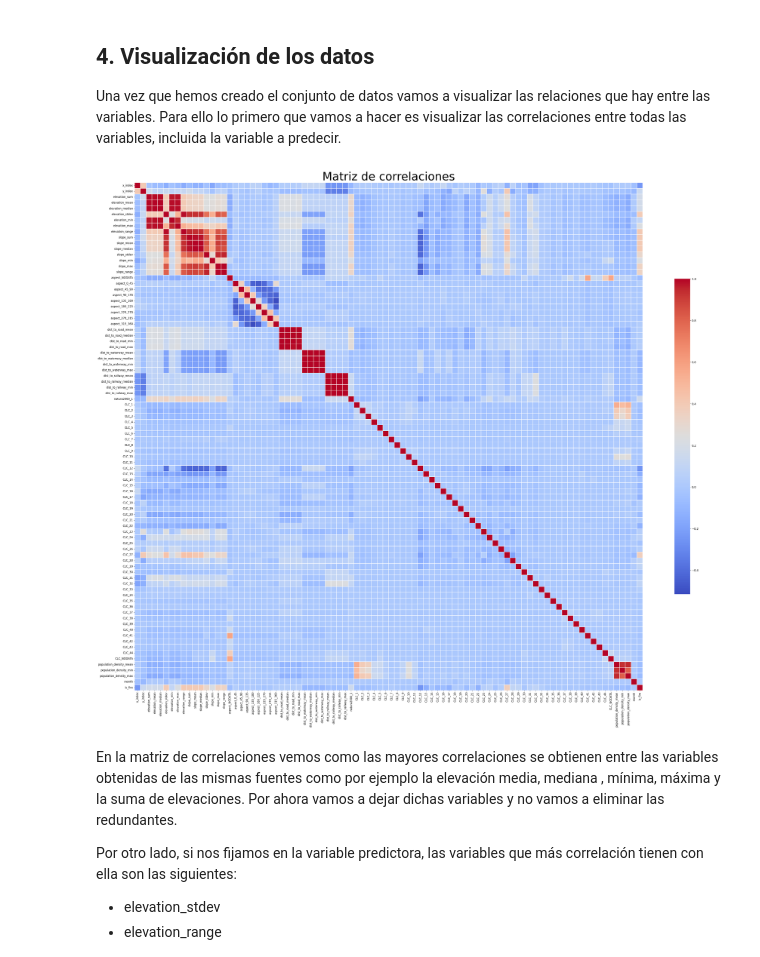
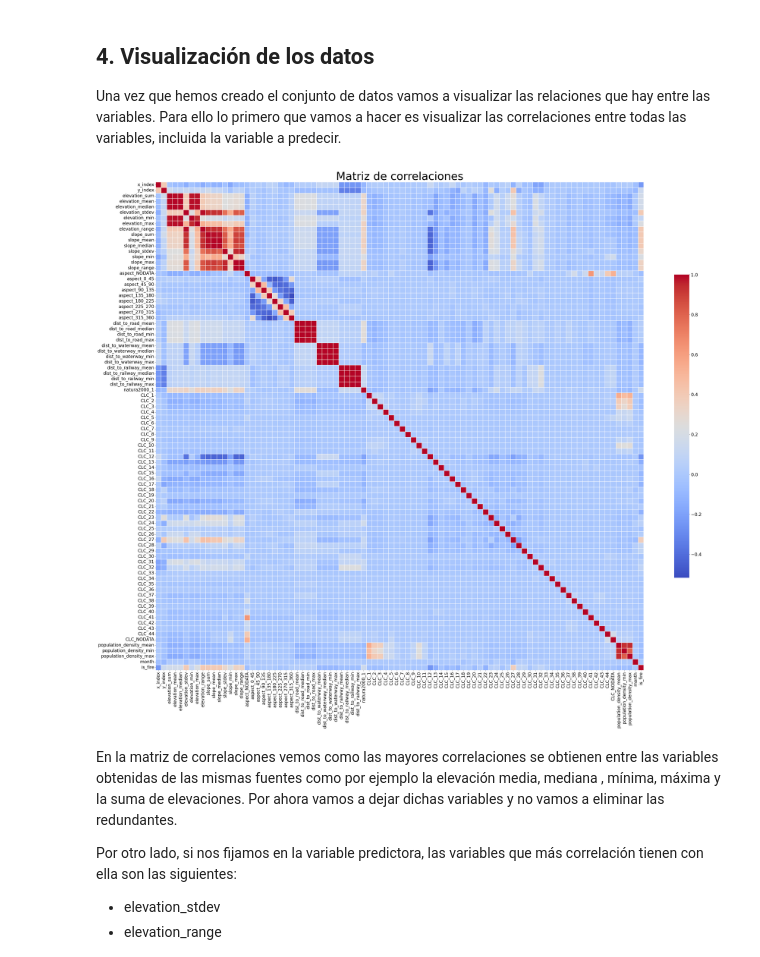
Before and after one commit to JulenErcibengoa/Aprendizaje_Automatico_Avanzado, a Jupyter notebook: src/main.ipynb, the cells around one changed output. Drawn from its saved outputs; the diff is of its cells as text; code cells hidden in the pictures.

```diff
--- a/src/main.ipynb
+++ b/src/main.ipynb
@@ -645,27 +645,27 @@ df = pd.read_csv("../data/FinalDataset/FinalDataset.csv")
 # %%
 import seaborn as sns
 import matplotlib.pyplot as plt
 
 aux = df.drop(columns=['initialdate']) # Delete the non-numeric columns
 correlation_matrix = aux.corr()
 
 # Visualize the correlation matrix
 plt.figure(figsize=(50, 50))
 sns.heatmap(
     correlation_matrix,
     annot=False,
     cmap='coolwarm',
     fmt='.2f',
     cbar=True,
     square=True,
     linewidths=0.1,
     cbar_kws={'shrink': 0.5},
 )
-plt.rc('font', size=20)
 plt.title('Matriz de correlaciones', fontsize=50)
+plt.rc('font', size=10)
 plt.show()
 # %% [output]
-[figure, old version]
+[figure, new version]
 # %% [markdown]
 En la matriz de correlaciones vemos como las mayores correlaciones se obtienen entre las variables obtenidas de las mismas fuentes como por ejemplo la elevación media, mediana , mínima, máxima y la suma de elevaciones. Por ahora vamos a dejar dichas variables y no vamos a eliminar las redundantes.
 
```
Also changed, not shown: parts of 15 cells of this notebook.
